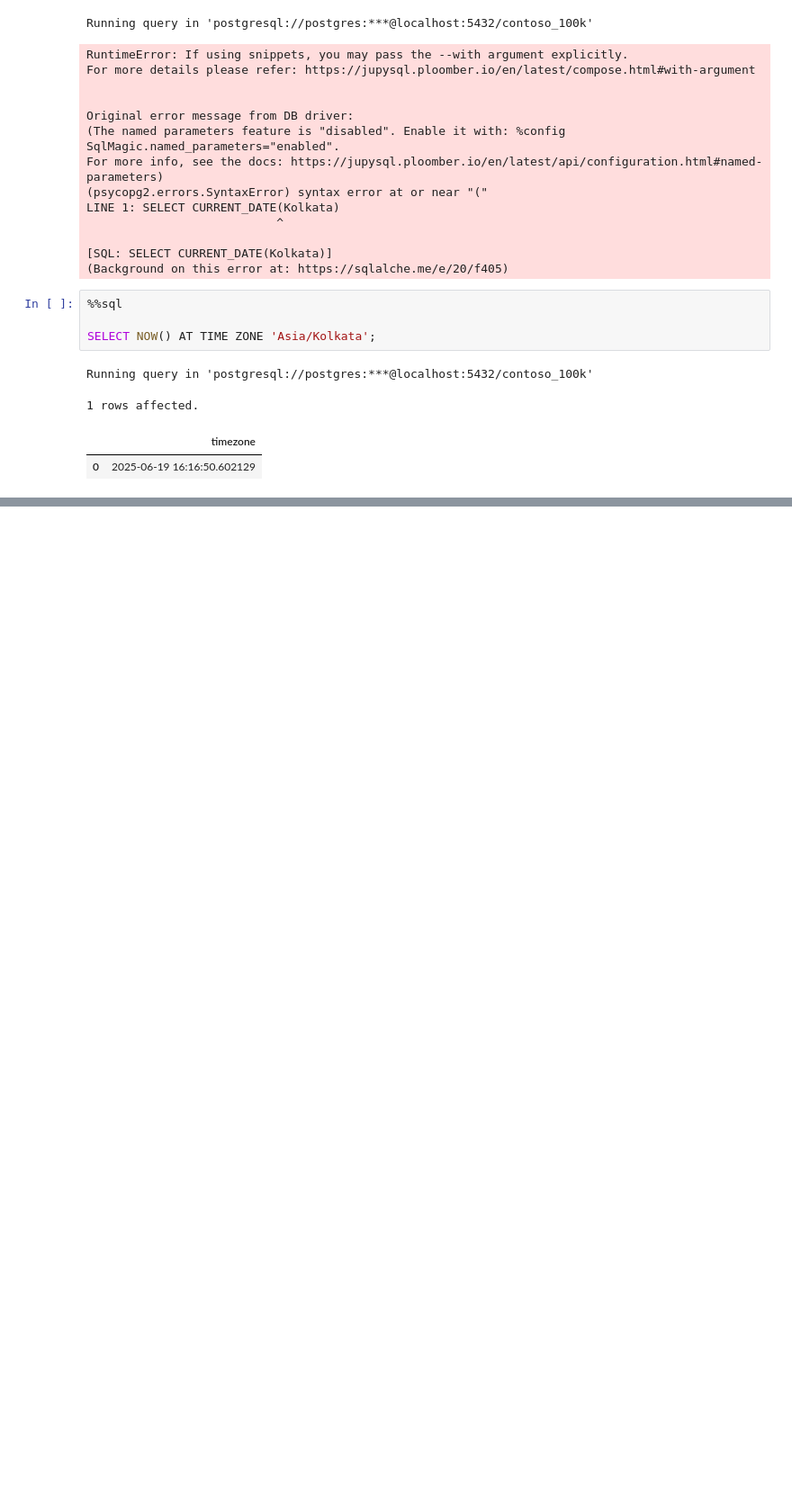
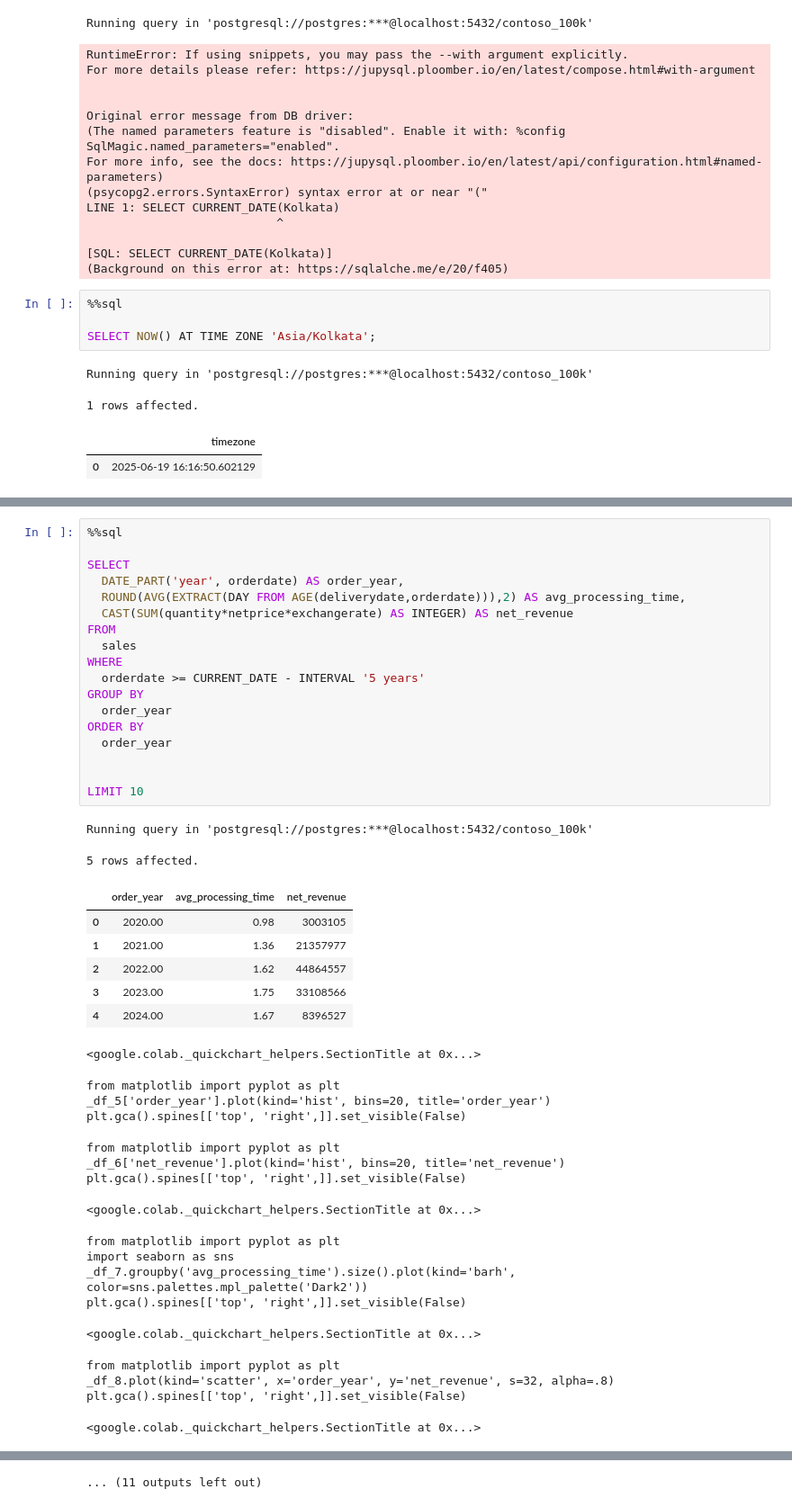
Before and after one commit to maddy22001/.vscode, a Jupyter notebook: Resources/Blank_SQL_Notebook.ipynb, the cells around one changed output, grey strips where cells are left out. Shown: that part at 90% size. Saved outputs shown, nothing was run; the diff lists cells and outputs as text; blank space fills up the shorter version.

```diff
--- a/Resources/Blank_SQL_Notebook.ipynb
+++ b/Resources/Blank_SQL_Notebook.ipynb
@@ -275,0 +336,44 @@ Running query in 'postgresql://postgres:***@localhost:5432/contoso_100k'
+# %%
+%%sql
+
+SELECT
+  DATE_PART('year', orderdate) AS order_year,
+  ROUND(AVG(EXTRACT(DAY FROM AGE(deliverydate,orderdate))),2) AS avg_processing_time,
+  CAST(SUM(quantity*netprice*exchangerate) AS INTEGER) AS net_revenue
+FROM
+  sales
+WHERE
+  orderdate >= CURRENT_DATE - INTERVAL '5 years'
+GROUP BY
+  order_year
+ORDER BY
+  order_year
+
+
+LIMIT 10
+# %% [output]
+Running query in 'postgresql://postgres:***@localhost:5432/contoso_100k'
+5 rows affected.
+|  | order_year | avg_processing_time | net_revenue |
+| 0 | 2020.00 | 0.98 | 3003105 |
+| 1 | 2021.00 | 1.36 | 21357977 |
+| 2 | 2022.00 | 1.62 | 44864557 |
+| 3 | 2023.00 | 1.75 | 33108566 |
+| 4 | 2024.00 | 1.67 | 8396527 |
+<google.colab._quickchart_helpers.SectionTitle at 0x...>
+from matplotlib import pyplot as plt
+_df_5['order_year'].plot(kind='hist', bins=20, title='order_year')
+plt.gca().spines[['top', 'right',]].set_visible(False)
+from matplotlib import pyplot as plt
+_df_6['net_revenue'].plot(kind='hist', bins=20, title='net_revenue')
+plt.gca().spines[['top', 'right',]].set_visible(False)
+<google.colab._quickchart_helpers.SectionTitle at 0x...>
+from matplotlib import pyplot as plt
+import seaborn as sns
+_df_7.groupby('avg_processing_time').size().plot(kind='barh', color=sns.palettes.mpl_palette('Dark2'))
+plt.gca().spines[['top', 'right',]].set_visible(False)
+<google.colab._quickchart_helpers.SectionTitle at 0x...>
+from matplotlib import pyplot as plt
+_df_8.plot(kind='scatter', x='order_year', y='net_revenue', s=32, alpha=.8)
+plt.gca().spines[['top', 'right',]].set_visible(False)
+<google.colab._quickchart_helpers.SectionTitle at 0x...>
@@ -275,0 +397 @@ Running query in 'postgresql://postgres:***@localhost:5432/contoso_100k'
+... (11 outputs left out)
```
Also changed, not shown: parts of 6 cells of this notebook.
